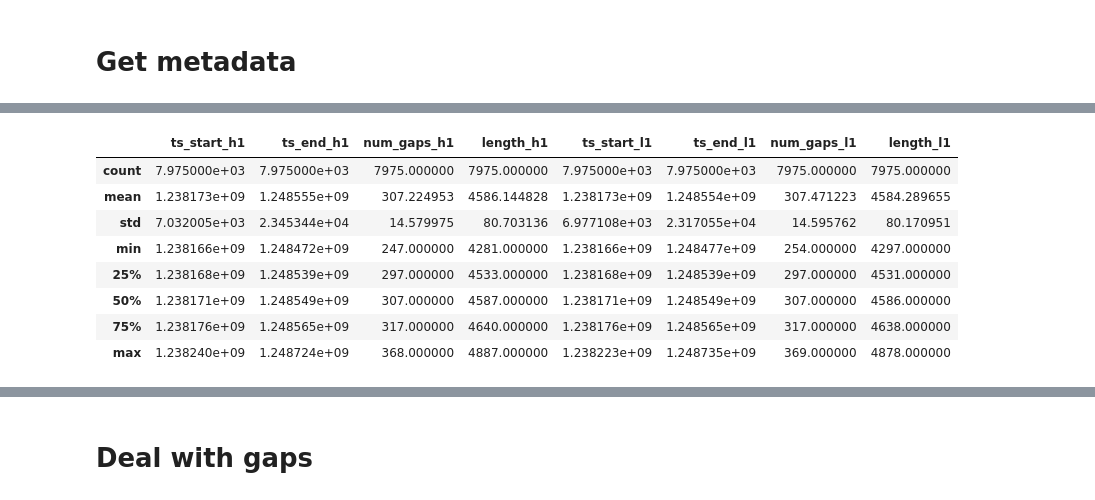
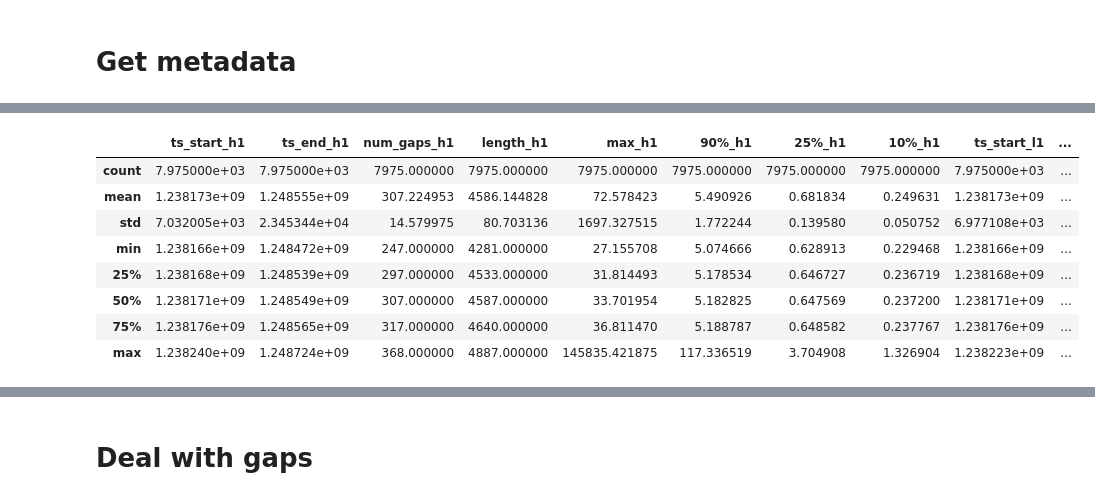
Before and after one commit to analokmaus/kaggle-g2net-2022-private, a Jupyter notebook: 01_eda.ipynb, the cells around one changed output, grey strips where cells are left out. Drawn from its saved outputs; the diff is of its cells as text; code cells hidden in the pictures.

```diff
--- a/01_eda.ipynb
+++ b/01_eda.ipynb
@@ -86,33 +167,45 @@ def count_gaps(timestamps, Tsft=1800):
 # %%
 signal_summary = []
-for gid in tqdm(test['id'].values):
-    fname = Path('input/g2net-detecting-continuous-gravitational-waves/test')/f'{gid}.hdf5'
-    with h5py.File(fname, 'r') as f:
+for gid in tqdm(test['id']):
+    fname = Path(f'input/g2net-detecting-continuous-gravitational-waves/test/{gid}.pickle'
+    # with h5py.File(fname, 'r') as f:
+    with open(fname, 'rb') as fp:
+        f = pickle.load(fp)
         freq = list(f[gid]['frequency_Hz'])
-        sig_h1, time_h1 = f[gid]['H1']['SFTs'], np.array(f[gid]['H1']['timestamps_GPS'])
-        sig_l1, time_l1 = f[gid]['L1']['SFTs'], np.array(f[gid]['L1']['timestamps_GPS'])
+        sig_h1, time_h1 = f[gid]['H1']['SFTs']*1e22, np.array(f[gid]['H1']['timestamps_GPS'])
+        sig_l1, time_l1 = f[gid]['L1']['SFTs']*1e22, np.array(f[gid]['L1']['timestamps_GPS'])
+        sig_h1 = sig_h1.real ** 2 + sig_h1.imag ** 2
+        sig_l1 = sig_l1.real ** 2 + sig_l1.imag ** 2
         ts_start_h1, ts_end_h1 = time_h1[0], time_h1[-1]
         ts_start_l1, ts_end_l1 = time_l1[0], time_l1[-1]
         signal_summary.append({
             'idx': gid,
             'ts_start_h1': ts_start_h1,
             'ts_end_h1': ts_end_h1,
             'num_gaps_h1': count_gaps(time_h1),
             'length_h1': len(time_h1),
+            'max_h1': np.max(sig_h1),
+            '90%_h1': np.percentile(sig_h1, 90),
+            '25%_h1': np.percentile(sig_h1, 25),
+            '10%_h1': np.percentile(sig_h1, 10),
             'ts_start_l1': ts_start_l1,
             'ts_end_l1': ts_end_l1,
             'num_gaps_l1': count_gaps(time_l1),
-            'length_l1': len(time_l1)
+            'length_l1': len(time_l1),
+            'max_l1': np.max(sig_l1),
+            '90%_l1': np.percentile(sig_l1, 90),
+            '25%_l1': np.percentile(sig_l1, 25),
+            '10%_l1': np.percentile(sig_l1, 10),
         })
 signal_summary = pd.DataFrame(signal_summary)
 signal_summary.describe()
 # %% [output]
-|  | ts_start_h1 | ts_end_h1 | num_gaps_h1 | length_h1 | ts_start_l1 | ts_end_l1 | num_gaps_l1 | length_l1 |
-| count | 7.975000e+03 | 7.975000e+03 | 7975.000000 | 7975.000000 | 7.975000e+03 | 7.975000e+03 | 7975.000000 | 7975.000000 |
-| mean | 1.238173e+09 | 1.248555e+09 | 307.224953 | 4586.144828 | 1.238173e+09 | 1.248554e+09 | 307.471223 | 4584.289655 |
-| std | 7.032005e+03 | 2.345344e+04 | 14.579975 | 80.703136 | 6.977108e+03 | 2.317055e+04 | 14.595762 | 80.170951 |
-| min | 1.238166e+09 | 1.248472e+09 | 247.000000 | 4281.000000 | 1.238166e+09 | 1.248477e+09 | 254.000000 | 4297.000000 |
-| 25% | 1.238168e+09 | 1.248539e+09 | 297.000000 | 4533.000000 | 1.238168e+09 | 1.248539e+09 | 297.000000 | 4531.000000 |
-| 50% | 1.238171e+09 | 1.248549e+09 | 307.000000 | 4587.000000 | 1.238171e+09 | 1.248549e+09 | 307.000000 | 4586.000000 |
-| 75% | 1.238176e+09 | 1.248565e+09 | 317.000000 | 4640.000000 | 1.238176e+09 | 1.248565e+09 | 317.000000 | 4638.000000 |
-| max | 1.238240e+09 | 1.248724e+09 | 368.000000 | 4887.000000 | 1.238223e+09 | 1.248735e+09 | 369.000000 | 4878.000000 |
+|  | ts_start_h1 | ts_end_h1 | num_gaps_h1 | length_h1 | max_h1 | 90%_h1 | 25%_h1 | 10%_h1 | ts_start_l1 | ... |
+| count | 7.975000e+03 | 7.975000e+03 | 7975.000000 | 7975.000000 | 7975.000000 | 7975.000000 | 7975.000000 | 7975.000000 | 7.975000e+03 | ... |
+| mean | 1.238173e+09 | 1.248555e+09 | 307.224953 | 4586.144828 | 72.578423 | 5.490926 | 0.681834 | 0.249631 | 1.238173e+09 | ... |
+| std | 7.032005e+03 | 2.345344e+04 | 14.579975 | 80.703136 | 1697.327515 | 1.772244 | 0.139580 | 0.050752 | 6.977108e+03 | ... |
+| min | 1.238166e+09 | 1.248472e+09 | 247.000000 | 4281.000000 | 27.155708 | 5.074666 | 0.628913 | 0.229468 | 1.238166e+09 | ... |
+| 25% | 1.238168e+09 | 1.248539e+09 | 297.000000 | 4533.000000 | 31.814493 | 5.178534 | 0.646727 | 0.236719 | 1.238168e+09 | ... |
+| 50% | 1.238171e+09 | 1.248549e+09 | 307.000000 | 4587.000000 | 33.701954 | 5.182825 | 0.647569 | 0.237200 | 1.238171e+09 | ... |
+| 75% | 1.238176e+09 | 1.248565e+09 | 317.000000 | 4640.000000 | 36.811470 | 5.188787 | 0.648582 | 0.237767 | 1.238176e+09 | ... |
+| max | 1.238240e+09 | 1.248724e+09 | 368.000000 | 4887.000000 | 145835.421875 | 117.336519 | 3.704908 | 1.326904 | 1.238223e+09 | ... |
```
Also changed, not shown: parts of 13 cells of this notebook, 25 other files.
